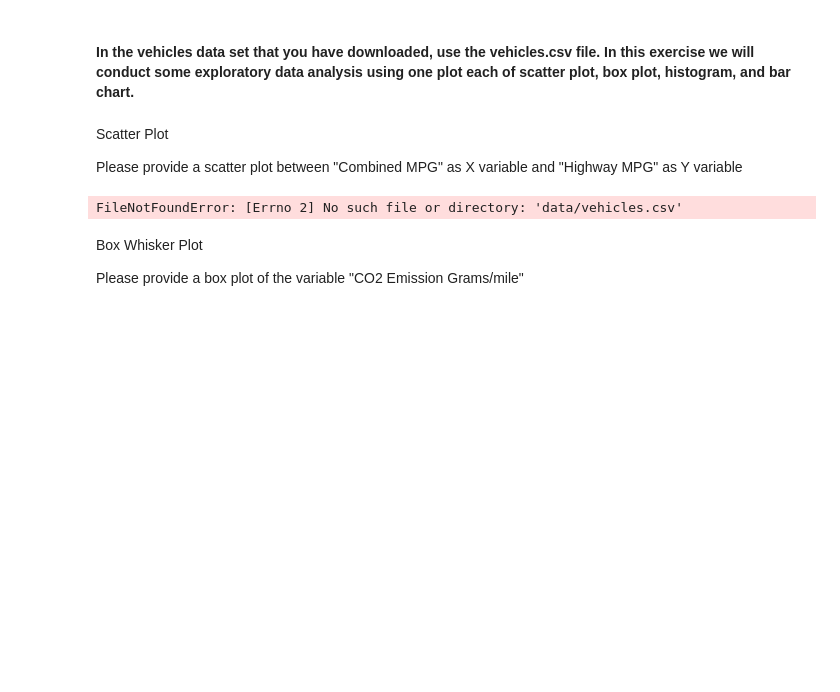
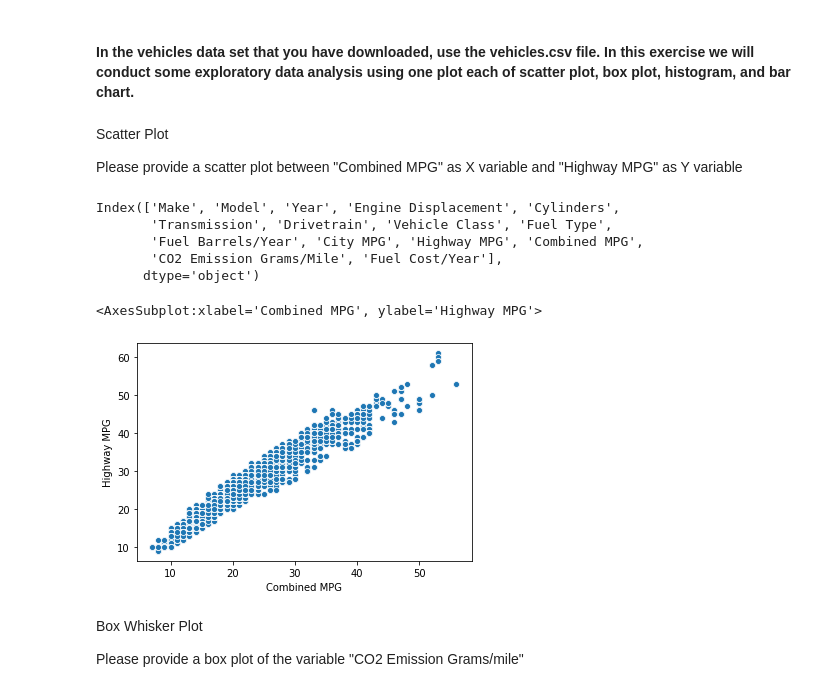
Before and after one commit to PaulaNuno/datamad0820, a Jupyter notebook: module-2/lab-matplotlib-seaborn/your-code/challenge-1.ipynb, the cells around one changed output. Saved outputs shown, nothing was run; the diff lists cells and outputs as text; code cells hidden in the pictures; blank space fills up the shorter version.

```diff
--- a/module-2/lab-matplotlib-seaborn/your-code/challenge-1.ipynb
+++ b/module-2/lab-matplotlib-seaborn/your-code/challenge-1.ipynb
@@ -113,10 +113,20 @@ Please provide a scatter plot between "Combined MPG" as X variable and
 
 import pandas as pd
 
-df = pd.read_csv('data/vehicles.csv',encoding='latin-1')
-df.head()
+df = pd.read_csv('vehicles.csv',encoding='latin-1')
+
+df.columns
 # %% [output]
-FileNotFoundError: [Errno 2] No such file or directory: 'data/vehicles.csv'
+Index(['Make', 'Model', 'Year', 'Engine Displacement', 'Cylinders',
+       'Transmission', 'Drivetrain', 'Vehicle Class', 'Fuel Type',
+       'Fuel Barrels/Year', 'City MPG', 'Highway MPG', 'Combined MPG',
+       'CO2 Emission Grams/Mile', 'Fuel Cost/Year'],
+      dtype='object')
+# %%
+sns.scatterplot(x="Combined MPG", y="Highway MPG",data=df)
+# %% [output]
+<AxesSubplot:xlabel='Combined MPG', ylabel='Highway MPG'>
+[figure, added]
 # %% [markdown]
 Box Whisker Plot
 
```
Also changed, not shown: parts of 5 cells of this notebook, 2 other files.
